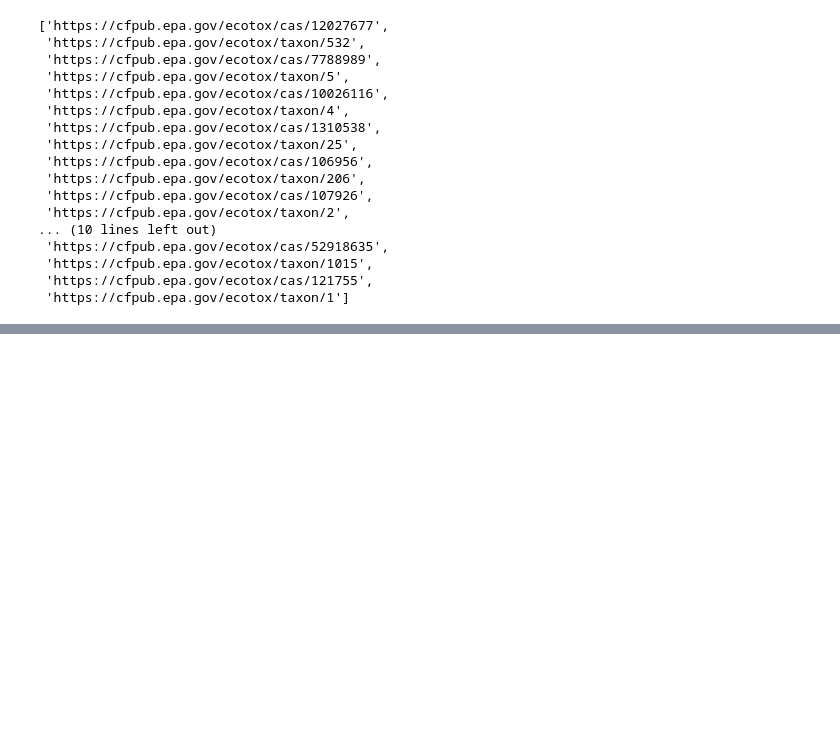
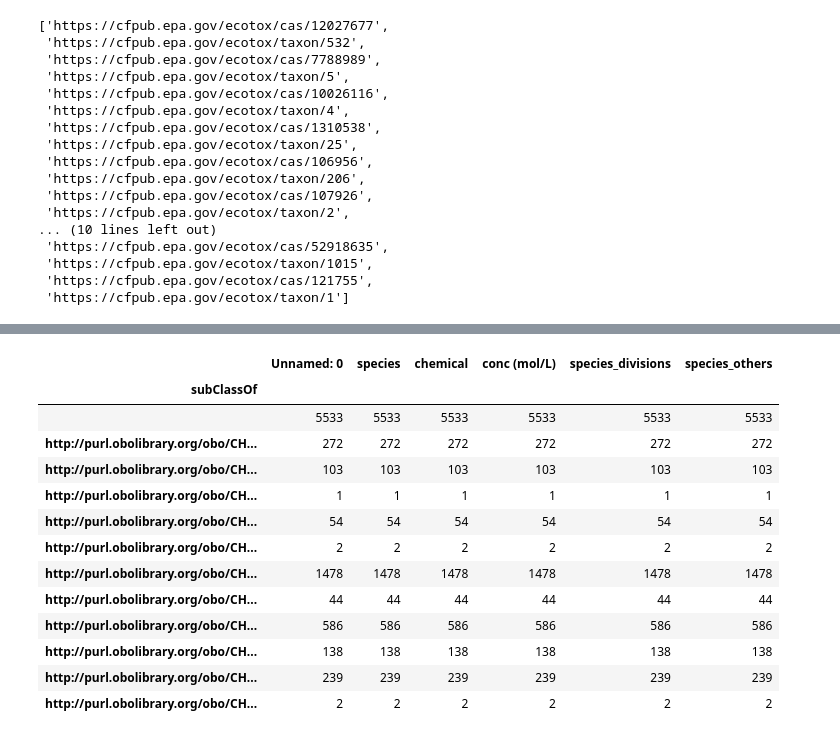
Before and after one commit to NIVA-Knowledge-Graph/kge_ecotox_regression, a Jupyter notebook: eda.ipynb, the cells around one changed output, grey strips where cells are left out. Cells and saved outputs as stored; diff of their text form; code cells hidden in the pictures; blank space fills up the shorter version.

```diff
--- a/eda.ipynb
+++ b/eda.ipynb
@@ -107,3 +81,12 @@ nx.algorithms.dag.dag_longest_path(G)
  'https://cfpub.epa.gov/ecotox/taxon/1015',
  'https://cfpub.epa.gov/ecotox/cas/121755',
  'https://cfpub.epa.gov/ecotox/taxon/1']
+# %%
+from rdflib import Graph, URIRef, BNode, Literal
+from rdflib.namespace import RDF, Namespace
+
+tax = Graph()
+tax.load('../TERA_OUTPUT/ecotox_taxonomy.nt',format='nt')
+
+chem = Graph()
+chem.load('reduced_kgs/reduced_chebi.ttl',format='ttl')
@@ -109,0 +134,48 @@ nx.algorithms.dag.dag_longest_path(G)
+# %%
+import tqdm.notebook as tq
+
+
+for p in ['http://www.w3.org/2000/01/rdf-schema#subClassOf']:
+
+    divs = []
+    for c in tq.tqdm(data.chemical):
+        uri = URIRef(c)
+
+        q = """
+            select ?c where {
+                ?s rdfs:subClassOf* ?c .
+                ?c rdfs:subClassOf ?top .
+            }"""
+
+        div = chem.query(q,initNs={'rdfs':Namespace('http://www.w3.org/2000/01/rdf-schema#')},
+                        initBindings={'s':URIRef(c),
+                                      'top':URIRef('http://purl.obolibrary.org/obo/CHEBI_72695')})
+        div = sorted([d[0] for d in div if not isinstance(d[0],BNode)])
+
+        div = ','.join(div)
+        if div == ',': div = None
+
+        divs.append(str(div))
+
+    singles = set([d for d in divs if len(d.split(','))<2])
+
+    divs = [for if len(d.split(','))>1]
+
+    data[p.split('#')[-1]] = divs
+# %%
+data.groupby('subClassOf').count()
+# %% [output]
+|  | Unnamed: 0 | species | chemical | conc (mol/L) | species_divisions | species_others |
+| subClassOf |  |  |  |  |  |  |
+|  | 5533 | 5533 | 5533 | 5533 | 5533 | 5533 |
+| http://purl.obolibrary.org/obo/CH... | 272 | 272 | 272 | 272 | 272 | 272 |
+| http://purl.obolibrary.org/obo/CH... | 103 | 103 | 103 | 103 | 103 | 103 |
+| http://purl.obolibrary.org/obo/CH... | 1 | 1 | 1 | 1 | 1 | 1 |
+| http://purl.obolibrary.org/obo/CH... | 54 | 54 | 54 | 54 | 54 | 54 |
+| http://purl.obolibrary.org/obo/CH... | 2 | 2 | 2 | 2 | 2 | 2 |
+| http://purl.obolibrary.org/obo/CH... | 1478 | 1478 | 1478 | 1478 | 1478 | 1478 |
+| http://purl.obolibrary.org/obo/CH... | 44 | 44 | 44 | 44 | 44 | 44 |
+| http://purl.obolibrary.org/obo/CH... | 586 | 586 | 586 | 586 | 586 | 586 |
+| http://purl.obolibrary.org/obo/CH... | 138 | 138 | 138 | 138 | 138 | 138 |
+| http://purl.obolibrary.org/obo/CH... | 239 | 239 | 239 | 239 | 239 | 239 |
+| http://purl.obolibrary.org/obo/CH... | 2 | 2 | 2 | 2 | 2 | 2 |
```
Also changed, not shown: parts of 15 cells of this notebook.
